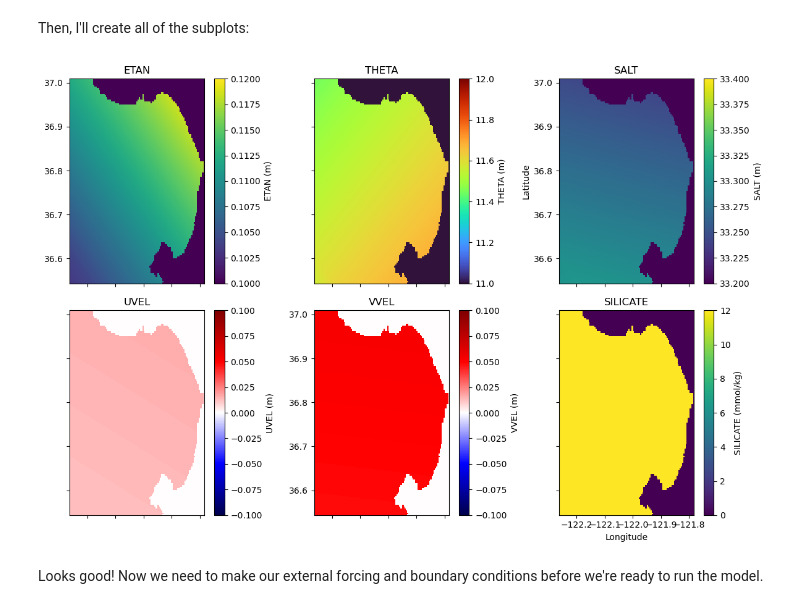
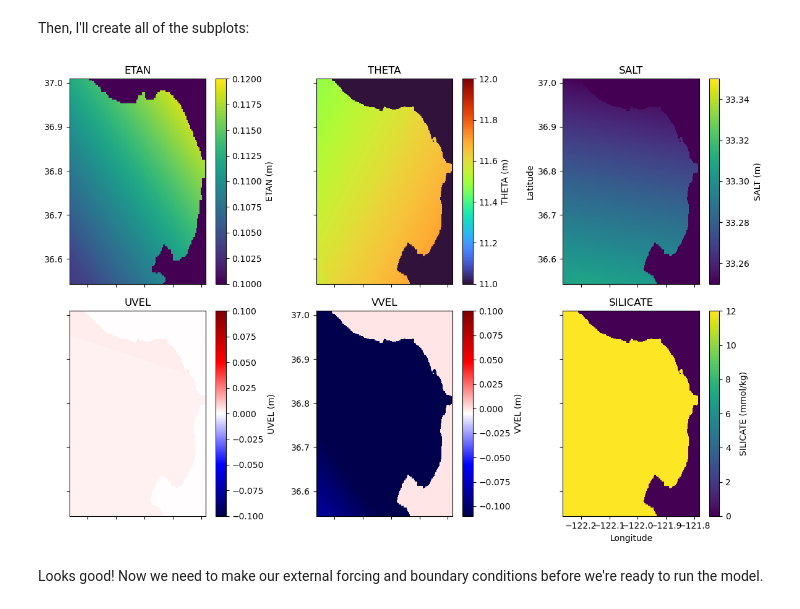
Before and after one commit to lkbayne/modeling_fall25, a Jupyter notebook: Project/InitialConditions.ipynb, the cells around one changed output. Cells and saved outputs as stored; diff of their text form; code cells hidden in the pictures.

```diff
--- a/Project/InitialConditions.ipynb
+++ b/Project/InitialConditions.ipynb
@@ -96,7 +98,7 @@ yc = np.arange(ygOrigin + delY/2, ygOrigin + n_rows*delY, delY)
 XC, YC = np.meshgrid(xc, yc)
 
 # read in the bathymetry file
-bathy = np.fromfile(os.path.join(input_dir,'CA_bathymetry.bin'),'>f4').reshape(np.shape(XC))
+bathy = np.fromfile(os.path.join(input_dir,'bathymetry.bin'),'>f4').reshape(np.shape(XC))
 # %% [markdown]
 With an eye toward the interpolation to come next, I will make a mask to determine where the interpolatation will take place. I will create this mask by recreating the `hFac` field for my model using the `hFac` module from the `eccoseas` package:
 # %%
@@ -315,5 +329,19 @@ for variable_name in variable_names:
         for k in range(np.size(ecco_RF_tiles)):
             non_zero_indices = np.logical_and(ecco_hFacS_points[k,:]!=0, ecco_hFacW_points[k,:]!=0)
             init_grid[k,non_zero_indices] = init_grid[k,non_zero_indices]/(ecco_hFacS_points[k,non_zero_indices])
+    if variable_name not in ['ETAN', 'dEtaHdt', 'EtaH']:
+        if variable_name in ['THETA', 'SALT']:
+            init_grid, ecco_maskC_points = \
+            vertical.interpolate_var_grid_faces_to_new_depth_levels(init_grid, ecco_maskC_points,
+                                                                np.array(ecco_DRF), np.array(delR))
+        if variable_name in ['UVEL']:
+            init_grid, ecco_maskW_points = \
+            vertical.interpolate_var_grid_faces_to_new_depth_levels(init_grid, ecco_maskW_points,
+                                                                np.array(ecco_DRF), np.array(delR))
+        if variable_name in ['VVEL']:
+            init_grid, ecco_maskS_points = \
+            vertical.interpolate_var_grid_faces_to_new_depth_levels(init_grid, ecco_maskS_points,
+                                                                np.array(ecco_DRF), np.array(delR))
+        print(init_grid.shape)
 
     init_grids.append(init_grid)
@@ -354,7 +387,8 @@ for variable_name, init_grid in zip(variable_names, init_grids):
     else:
         model_mask = mask
         ecco_mask_points = ecco_maskC_points
-
+    print(np.shape(ecco_mask_points), np.shape(model_mask))
+    init_grid[init_grid>100] = 0
     interpolated_grid = horizontal.downscale_3D_points(np.column_stack([ecco_XC_points, ecco_YC_points]),
                                                        init_grid, ecco_mask_points,
                                                        XC, YC, model_mask)
@@ -376,9 +417,9 @@ Now that the fields have been generated, I will plot them to ensure they look as
 # %%
 meta_dict = {'ETAN':[0.1, 0.12, 'viridis', 'm'],
             'THETA':[11, 12, 'turbo', 'm'],
-            'SALT':[33.2, 33.4, 'viridis', 'm'],
+            'SALT':[33.25, 33.35, 'viridis', 'm'],
             'UVEL':[-0.1, 0.1, 'seismic', 'm'],
-            'VVEL':[-0.1, 0.1, 'seismic', 'm']}
+            'VVEL':[0.1, -0.1, 'seismic', 'm']}
 
 meta_dict['SILICATE'] = [0.0, 12, 'viridis', 'mmol/kg']
 # %% [markdown]
@@ -393,35 +434,35 @@ for i in range(len(variable_names)):
     CA_init_grid = np.fromfile(os.path.join(input_dir,variable_name+'_IC.bin'),'>f4')
 
     if variable_name == 'ETAN':
         CA_init_grid = CA_init_grid.reshape((np.shape(XC)[0], np.shape(XC)[1]))
     else:
         CA_init_grid = CA_init_grid.reshape((np.shape(delR)[0],np.shape(XC)[0], np.shape(XC)[1]))
-        CA_init_grid = CA_init_grid[0, :, :] # choose just the surface for plotting
+        CA_init_grid = CA_init_grid[10, :, :] # choose just the surface for plotting
 
     plt.subplot(2,3,i+1)
     C = plt.pcolormesh(XC, YC, CA_init_grid,
                        vmin=meta_dict[variable_names[i]][0],
                        vmax=meta_dict[variable_names[i]][1],
                        cmap=meta_dict[variable_names[i]][2])
     plt.colorbar(C, label=variable_names[i]+' ('+meta_dict[variable_names[i]][3]+')',fraction=0.26)
 
     if i<5:
         plt.gca().set_xticklabels([])
     else:
         plt.gca().set_xlabel('Longitude')
     if i%2==1:
         plt.gca().set_yticklabels([])
     if i==7:
         plt.gca().axis('off')
     if i==2:
         plt.gca().set_ylabel('Latitude')
     plt.title(variable_name)
 
 plt.tight_layout()
 
 plt.show()
 # %% [output]
-[figure, old version]
+[figure, new version]
 # %% [markdown]
 Looks good! Now we need to make our external forcing and boundary conditions before we're ready to run the model.
 # %% [markdown]
```
Also changed, not shown: parts of 6 cells of this notebook, 1 other file.
